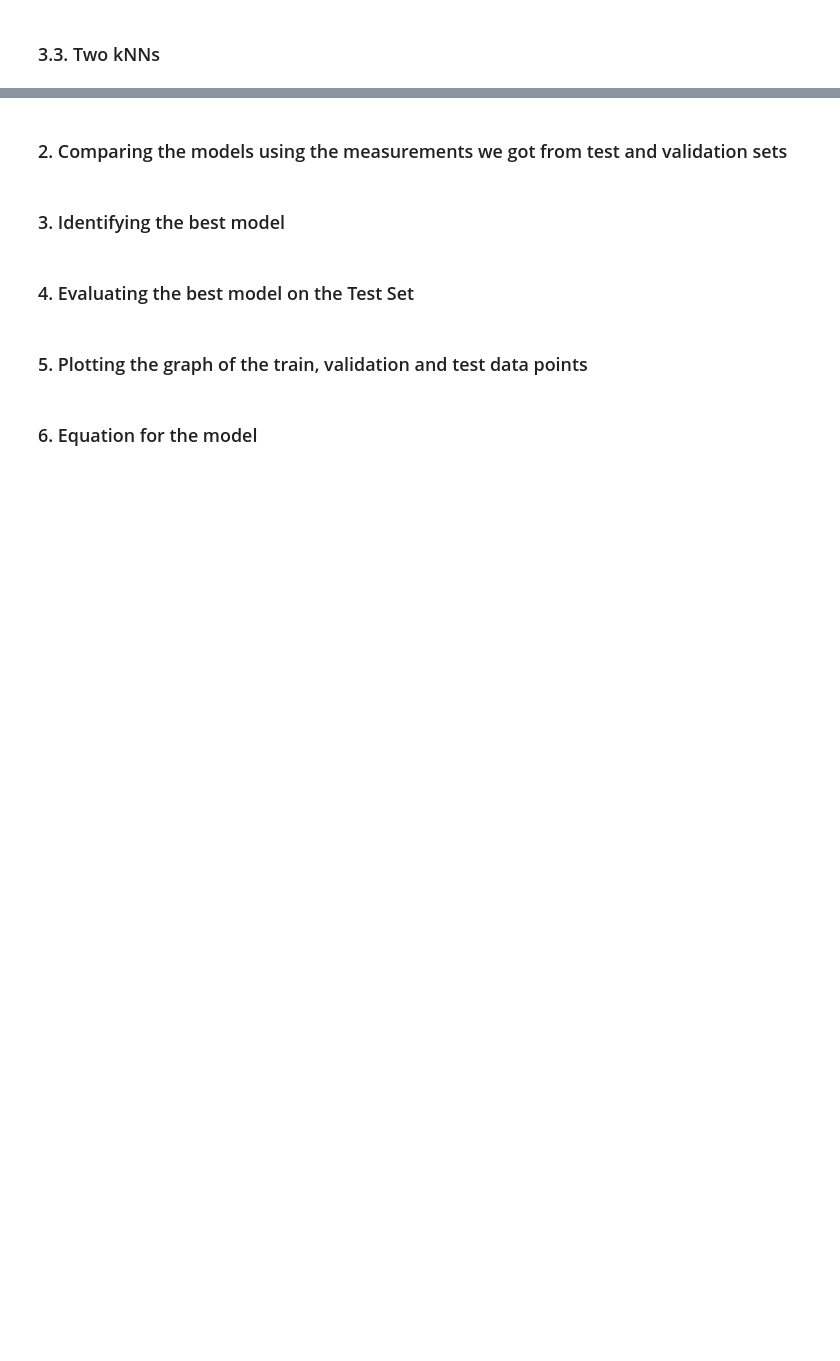
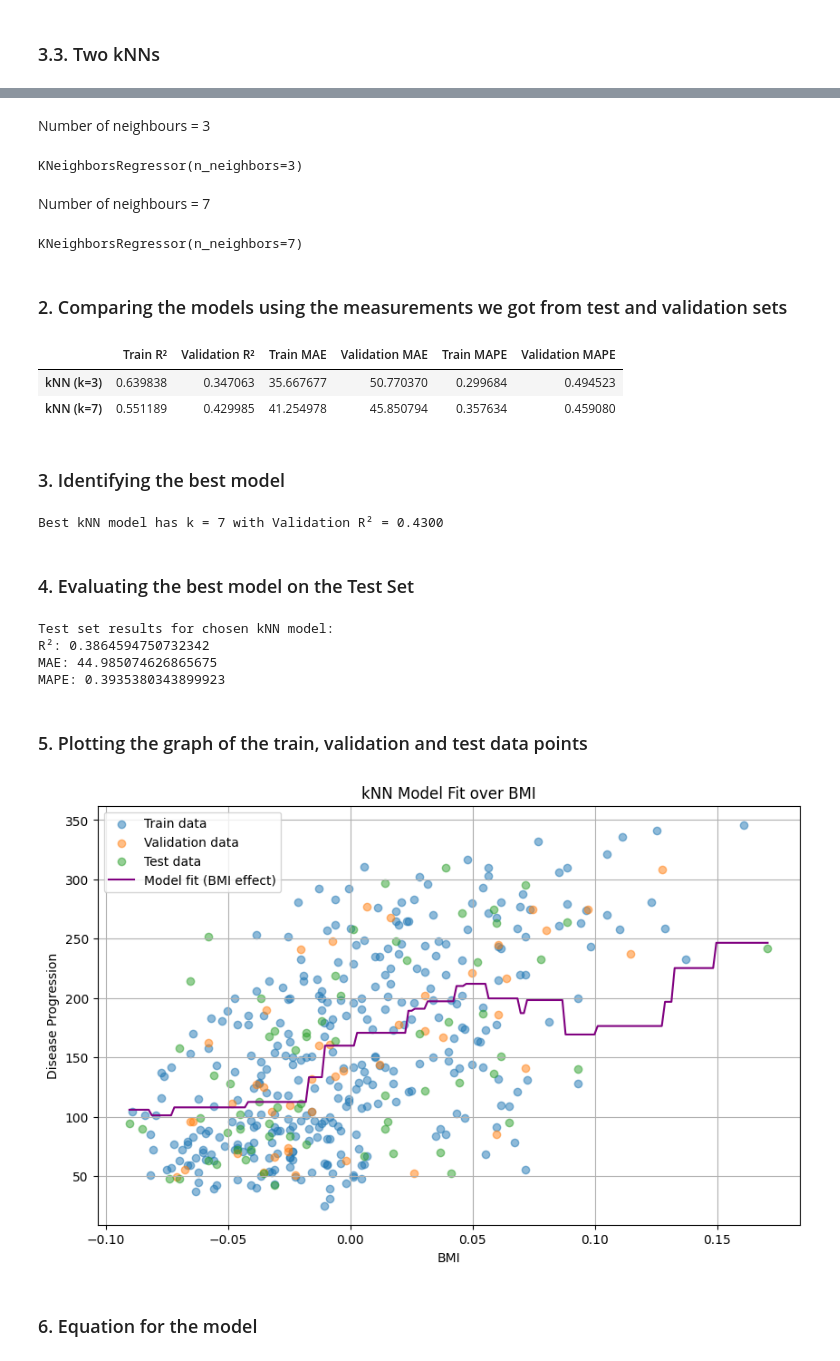
Before and after one commit to Eris-Leksi/Practical-Lab-2---FMLF, a Jupyter notebook: script.ipynb, the cells around one changed output, grey strips where cells are left out. Drawn from its saved outputs; the diff is of its cells as text; code cells hidden in the pictures; blank space fills up the shorter version.

```diff
--- a/script.ipynb
+++ b/script.ipynb
@@ -518,10 +635,87 @@ tree2.fit(X_train, y_train)
+# %% [markdown]
+Number of neighbours = 3
+# %%
+knn3 = KNeighborsRegressor(n_neighbors=3)
+knn3.fit(X_train, y_train)
+# %% [output]
+KNeighborsRegressor(n_neighbors=3)
+# %% [markdown]
+Number of neighbours = 7
+# %%
+knn7 = KNeighborsRegressor(n_neighbors=7)
+knn7.fit(X_train, y_train)
+# %% [output]
+KNeighborsRegressor(n_neighbors=7)
 # %% [markdown]
 ### 2. Comparing the models using the measurements we got from test and validation sets
+# %%
+metrics_knn3 = get_metrics(knn3, X_train, y_train, X_val, y_val)
+metrics_knn7 = get_metrics(knn7, X_train, y_train, X_val, y_val)
+
+df_knn_metrics = pd.DataFrame([metrics_knn3, metrics_knn7], index=["kNN (k=3)", "kNN (k=7)"])
+df_knn_metrics[["Train R²", "Validation R²", "Train MAE", "Validation MAE", "Train MAPE", "Validation MAPE"]]
+# %% [output]
+|  | Train R² | Validation R² | Train MAE | Validation MAE | Train MAPE | Validation MAPE |
+| kNN (k=3) | 0.639838 | 0.347063 | 35.667677 | 50.770370 | 0.299684 | 0.494523 |
+| kNN (k=7) | 0.551189 | 0.429985 | 41.254978 | 45.850794 | 0.357634 | 0.459080 |
 # %% [markdown]
 ### 3. Identifying the best model
+# %%
+if metrics_knn3['Validation R²'] > metrics_knn7['Validation R²']:
+    chosen_knn = knn3
+    chosen_k = 3
+    best_val_r2 = metrics_knn3['Validation R²']
+else:
+    chosen_knn = knn7
+    chosen_k = 7
+    best_val_r2 = metrics_knn7['Validation R²']
+
+print(f"Best kNN model has k = {chosen_k} with Validation R² = {best_val_r2:.4f}")
+# %% [output]
+Best kNN model has k = 7 with Validation R² = 0.4300
 # %% [markdown]
 ### 4. Evaluating the best model on the Test Set
+# %%
+pred_test_knn = chosen_knn.predict(X_test)
+
+print("Test set results for chosen kNN model:")
+print("R²:", r2_score(y_test, pred_test_knn))
+print("MAE:", mean_absolute_error(y_test, pred_test_knn))
+print("MAPE:", mean_absolute_percentage_error(y_test, pred_test_knn))
+# %% [output]
+Test set results for chosen kNN model:
+R²: 0.3864594750732342
+MAE: 44.985074626865675
+MAPE: 0.3935380343899923
 # %% [markdown]
 ### 5. Plotting the graph of the train, validation and test data points
+# %%
+def plot_knn_fit(model, X_tr, y_tr, X_v, y_v, X_te, y_te):
+    plt.figure(figsize=(10,6))
+
+    bmi_train = X_tr[:, bmi_idx]
+    bmi_val = X_v[:, bmi_idx]
+    bmi_test = X_te[:, bmi_idx]
+
+    bmi_range = np.linspace(min(bmi_train.min(), bmi_val.min(), bmi_test.min()),
+                            max(bmi_train.max(), bmi_val.max(), bmi_test.max()), 200)
+    X_curve = np.zeros((len(bmi_range), X_tr.shape[1]))
+    X_curve[:, bmi_idx] = bmi_range
+    y_curve_pred = model.predict(X_curve)
+
+    plt.scatter(bmi_train, y_tr, label="Train data", alpha=0.5)
+    plt.scatter(bmi_val, y_v, label="Validation data", alpha=0.5)
+    plt.scatter(bmi_test, y_te, label="Test data", alpha=0.5)
+    plt.plot(bmi_range, y_curve_pred, color='purple', label="Model fit (BMI effect)")
+    plt.xlabel("BMI")
+    plt.ylabel("Disease Progression")
+    plt.title("kNN Model Fit over BMI")
+    plt.legend()
+    plt.grid(True)
+    plt.show()
+
+plot_knn_fit(chosen_knn, X_train.values, y_train, X_val.values, y_val, X_test.values, y_test)
+# %% [output]
+[figure, added]
 # %% [markdown]
 ### 6. Equation for the model
```
Also changed, not shown: parts of 25 cells of this notebook.
